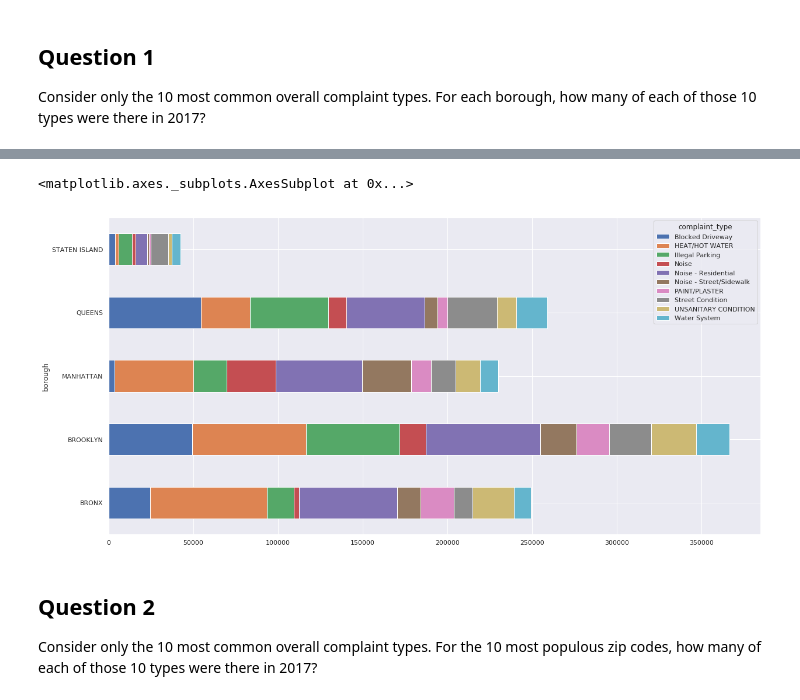
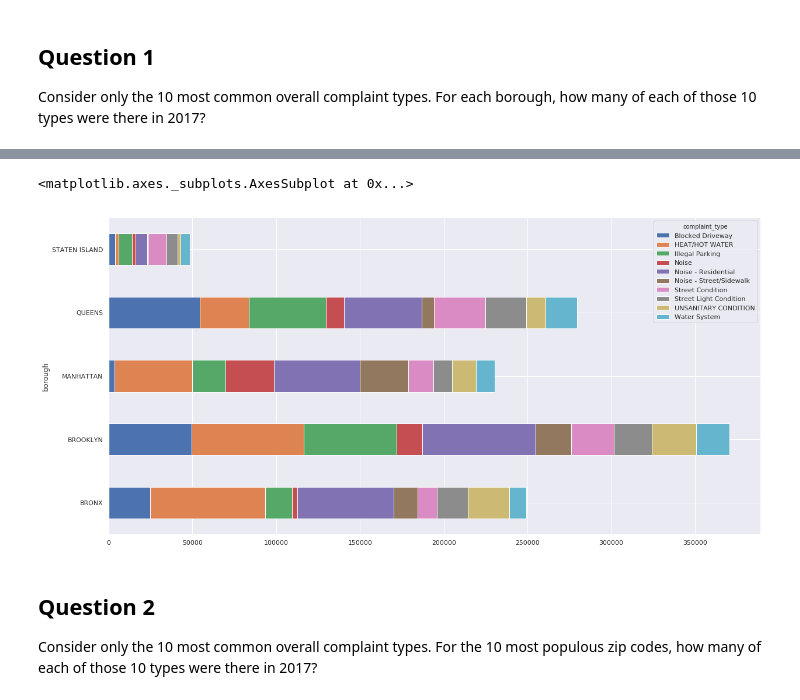
Before and after one commit to gato-rapido/complaint-cleanup, a Jupyter notebook: work/311.ipynb, the cells around one changed output, grey strips where cells are left out. Saved outputs shown, nothing was run; the diff lists cells and outputs as text; code cells hidden in the pictures.

```diff
--- a/work/311.ipynb
+++ b/work/311.ipynb
@@ -223,0 +216,3 @@ counts.reset_index().sort_values(['borough','count'], ascending=False).set_index
+# %%
+question_1_dataframe = data_2017_subset[data_2017_subset['complaint_type'].isin(top_10_complaint_types.index)]
+len(question_1_dataframe)
@@ -223,0 +223,3 @@ counts.reset_index().sort_values(['borough','count'], ascending=False).set_index
+# %%
+question_1_dataframe = question_1_dataframe.groupby(['borough', 'complaint_type'])
+question_1_dataframe
@@ -223,0 +230,3 @@ counts.reset_index().sort_values(['borough','count'], ascending=False).set_index
+# %%
+question_1_dataframe = question_1_dataframe.size().to_frame(name='count')
+question_1_dataframe
@@ -223,0 +254,3 @@ counts.reset_index().sort_values(['borough','count'], ascending=False).set_index
+# %%
+question_1_dataframe_sorted = question_1_dataframe.reset_index().sort_values(['borough','count'], ascending=False).set_index(['borough','complaint_type'])
+question_1_dataframe_sorted
@@ -224,8 +276,14 @@ counts.reset_index().sort_values(['borough','count'], ascending=False).set_index
 # %%
-counts.pivot_table(index='borough', columns='complaint_type', values='count').plot(kind='barh', stacked=True, figsize=(20,10))
+question_1_dataframe_sorted.pivot_table(index='borough',
+                                 columns='complaint_type',
+                                 values='count'
+                                ).plot(kind='barh',
+                                       stacked=True,
+                                       figsize=(20,10)
+                                      )
 # %% [output]
 <matplotlib.axes._subplots.AxesSubplot at 0x...>
-[figure, old version]
+[figure, new version]
 # %% [markdown]
 ## Question 2
 
```
Also changed, not shown: parts of 69 cells of this notebook.
